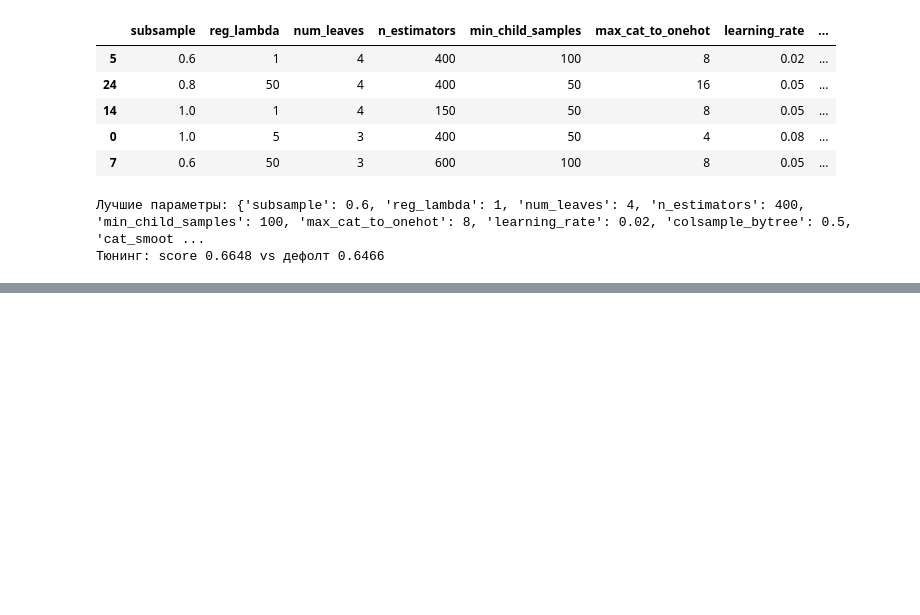
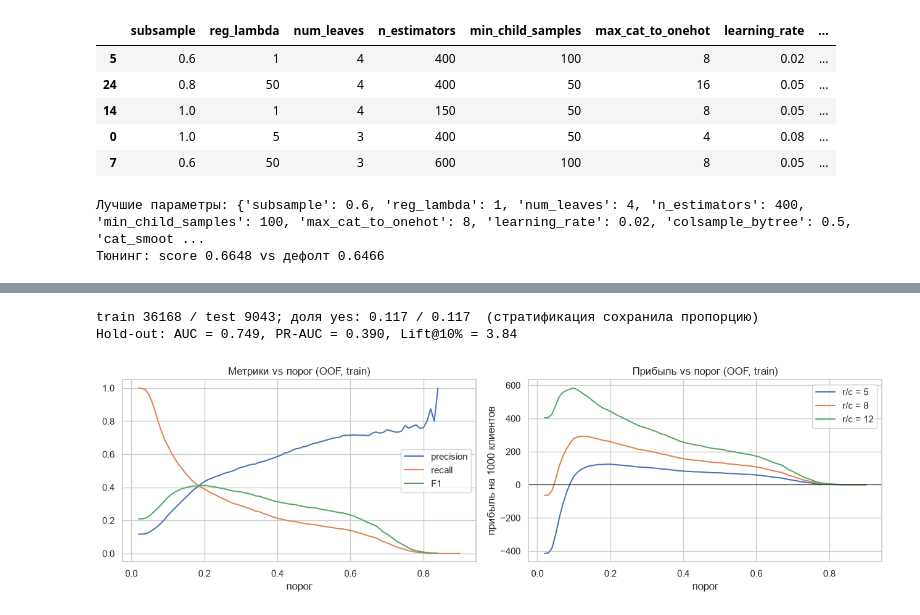
Before and after one commit to RafaelPozoyan/UrFU_project, a Jupyter notebook: model_levin.ipynb, the cells around one changed output, grey strips where cells are left out. Drawn from its saved outputs; the diff is of its cells as text; code cells hidden in the pictures; blank space fills up the shorter version.

```diff
--- a/model_levin.ipynb
+++ b/model_levin.ipynb
@@ -345,0 +443,27 @@ LightGBM tuned (np), strat 5x3: AUC = 0.7441 ± 0.0092
+# %%
+from sklearn.model_selection import train_test_split
+from sklearn.metrics import confusion_matrix
+Xtr, Xte, ytr, yte = train_test_split(X_np, y, test_size=0.2, stratify=y, random_state=SEED)
+print(f'train {len(ytr)} / test {len(yte)}; доля yes: {ytr.mean():.3f} / {yte.mean():.3f}  (стратификация сохранила пропорцию)')
+
+oof_tr = np.zeros(len(ytr))
+for tr, te in skf.split(Xtr, ytr): oof_tr[te] = make_lgb(Xtr, **best).fit(Xtr.iloc[tr], ytr[tr]).predict_proba(Xtr.iloc[te])[:, 1]
+model = make_lgb(Xtr, **best).fit(Xtr, ytr); p_te = model.predict_proba(Xte)[:, 1]
+print(f'Hold-out: AUC = {roc_auc_score(yte, p_te):.3f}, PR-AUC = {average_precision_score(yte, p_te):.3f}, Lift@10% = {lift_at(yte, p_te):.2f}')
+# %% [output]
+train 36168 / test 9043; доля yes: 0.117 / 0.117  (стратификация сохранила пропорцию)
+Hold-out: AUC = 0.749, PR-AUC = 0.390, Lift@10% = 3.84
+# %%
+ts = np.linspace(0.02, 0.9, 89)
+def profit(p, yy, t, r, c=1.0): return ((p >= t) * (r * yy - c)).sum() / len(yy) * 1000   # прибыль на 1000 клиентов
+
+fig, axs = plt.subplots(1, 2, figsize=(13, 4))
+pr_, rc_ = [], []
+for t in ts: sel = oof_tr >= t; pr_.append(ytr[sel].mean() if sel.any() else np.nan); rc_.append(ytr[sel].sum() / ytr.sum())
+f1_ = 2 * np.array(pr_) * np.array(rc_) / (np.array(pr_) + np.array(rc_) + 1e-12)
+axs[0].plot(ts, pr_, label='precision'); axs[0].plot(ts, rc_, label='recall'); axs[0].plot(ts, f1_, label='F1'); axs[0].set_xlabel('порог'); axs[0].legend(); axs[0].set_title('Метрики vs порог (OOF, train)')
+for r in (5, 8, 12): axs[1].plot(ts, [profit(oof_tr, ytr, t, r) for t in ts], label=f'r/c = {r}')
+axs[1].axhline(0, color='k', lw=.8); axs[1].set_xlabel('порог'); axs[1].set_ylabel('прибыль на 1000 клиентов'); axs[1].legend(); axs[1].set_title('Прибыль vs порог (OOF, train)')
+plt.tight_layout(); plt.show()
+# %% [output]
+[figure, added]
```
Also changed, not shown: parts of 24 cells of this notebook.
